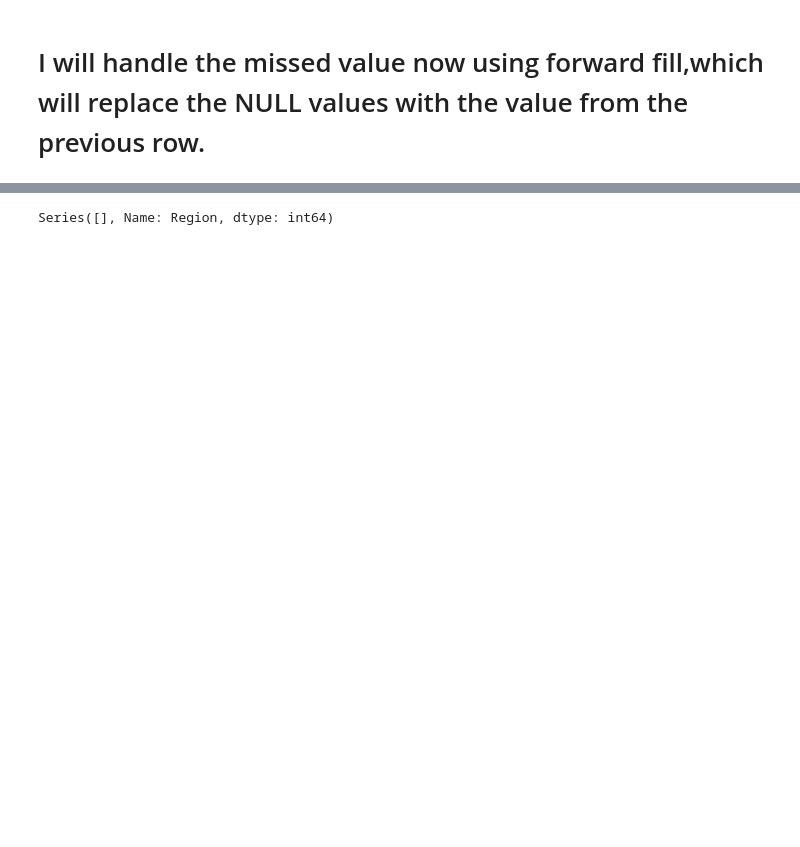
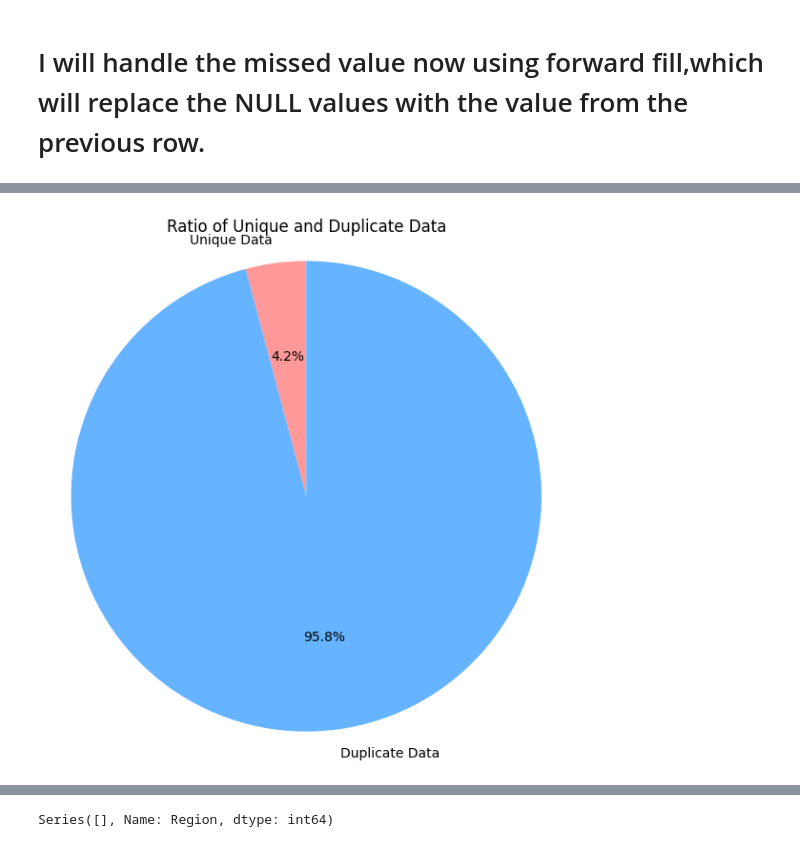
Before and after one commit to mynul-islam-madhurjo/Bangladesh-Real-Estate-Market, a Jupyter notebook: Bangladesh's_Real_Estate_Market.ipynb, the cells around one changed output, grey strips where cells are left out. Saved outputs shown, nothing was run; the diff lists cells and outputs as text; code cells hidden in the pictures; blank space fills up the shorter version.

```diff
--- a/Bangladesh's_Real_Estate_Market.ipynb
+++ b/Bangladesh's_Real_Estate_Market.ipynb
@@ -66,0 +68,15 @@ dtype: int64
+# %%
+unique_count = data[~data.duplicated()].shape[0]
+duplicate_count = data[data.duplicated()].shape[0]
+
+labels = ['Unique Data', 'Duplicate Data']
+sizes = [unique_count, duplicate_count]
+colors = ['#ff9999', '#66b3ff']
+
+plt.figure(figsize=(7, 7))
+plt.pie(sizes, labels=labels, colors=colors, autopct='%1.1f%%', startangle=90)
+plt.axis('equal')
+plt.title('Ratio of Unique and Duplicate Data')
+plt.show()
+# %% [output]
+[figure, added]
```
Also changed, not shown: parts of 28 cells of this notebook, 9 other files.
